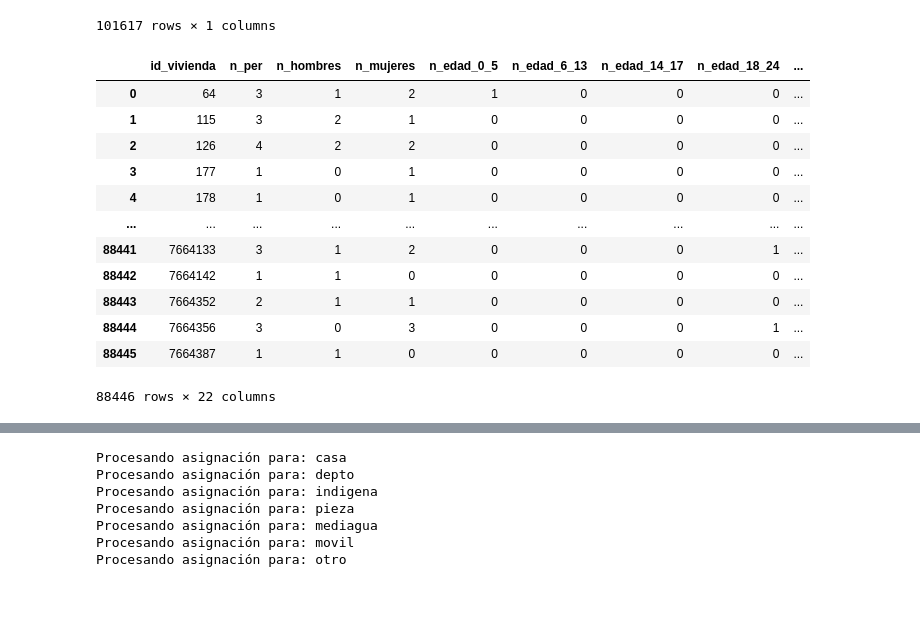
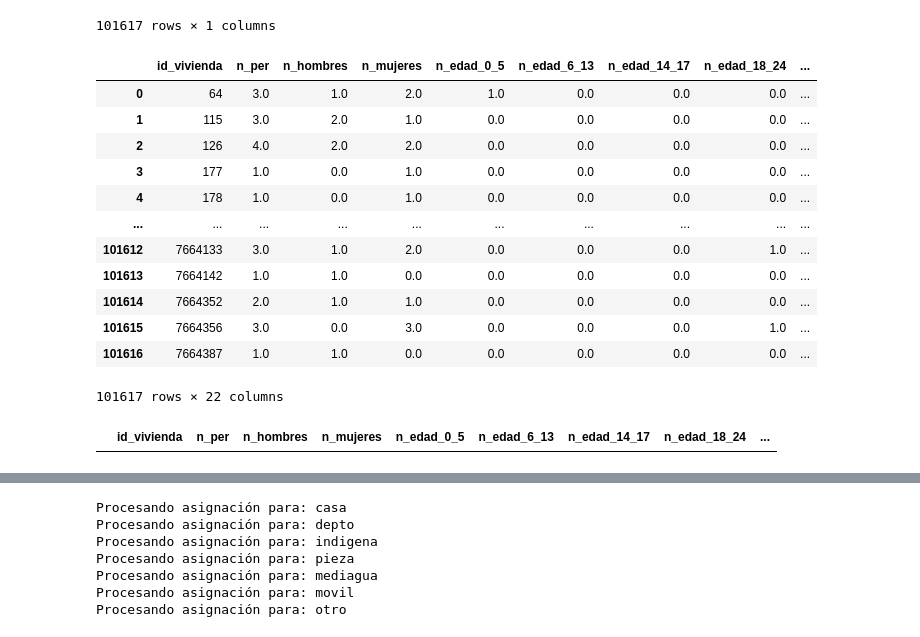
Before and after one commit to zetaso/census-localization, a Jupyter notebook: main.ipynb, the cells around one changed output, grey strips where cells are left out. Cells and saved outputs as stored; diff of their text form; code cells hidden in the pictures; blank space fills up the shorter version.

```diff
--- a/main.ipynb
+++ b/main.ipynb
@@ -77,3 +72,14 @@ viv_df
 | 7664355 | 7664356 | 8 | 81 | 8101 | 2 | 1 | 2 | 1.0 | ... |
 | 7664386 | 7664387 | 8 | 81 | 8101 | 2 | 1 | 2 | 1.0 | ... |
 101617 rows × 25 columns
+# %%
+# asignación de p2_tipo_vivienda a las que tienen NaN
+
+logits = viv_df.p2_tipo_vivienda.value_counts()
+probabilidades = logits / logits.sum()
+
+n_muestras = len(viv_df[viv_df.p2_tipo_vivienda.isna()])
+muestras = np.random.choice(probabilidades.index.tolist(), size=n_muestras, p=probabilidades)
+
+viv_df.loc[viv_df.p2_tipo_vivienda.isna(), "p2_tipo_vivienda"] = muestras
+viv_df
@@ -241,22 +261,17 @@ las manzanas tienen agregada la cantidad de viviendas de los tipos\
 casa, depto, pieza, mediagua, indigena, movil, otro, por lo que las\
 viviendas, con 9 tipos distintos deben mapearse a los mismos, como sigue
 # %%
-# Diccionario estándar de códigos de tipo de vivienda del Censo adaptado a tus 7 categorías
-# (Verifica en tu diccionario de microdatos si hay alguna variación exacta en los códigos numéricos)
 mapeo_tipo_vivienda = {
     1.0: "casa",
-    2.0: "depto",  # (o el código que use depto en tu base)
-    3.0: "depto",  # si el 3 es departamento en tu base
-    4.0: "pieza",  # pieza en conventillo / casa antigua
-    5.0: "mediagua",  # mediagua, rancho o choza
-    6.0: "indigena",  # vivienda tradicional indígena (ruka, pae pae)
-    7.0: "movil",  # vivienda móvil (carpa, casa rodante, barco)
-    8.0: "otro",  # otro tipo de vivienda particular
+    3.0: "depto",
+    5.0: "pieza",
+    6.0: "mediagua",
+    7.0: "indigena",
+    8.0: "movil",
     9.0: "otro",
 }
 
-# Aplicas el mapeo a tu DataFrame de viviendas
-viv_df["tipo_viv"] = viv_df["p2_tipo_vivienda"].map(mapeo_tipo_vivienda)
+viv_df["tipo_viv"] = viv_df["p2_tipo_vivienda"].map(mapeo_tipo_vivienda, na_action="ignore")
 viv_df[["tipo_viv"]]
 # %% [output]
 |  | tipo_viv |
@@ -274,22 +289,31 @@ viv_df[["tipo_viv"]]
 101617 rows × 1 columns
 # %%
 # añadir la columna tipo reducido a houses_df (la que tiene los valores agregados de sus personas)
-houses_df = houses_df.merge(viv_df[["id_vivienda", "tipo_viv"]], "left", on="id_vivienda")
+houses_df = houses_df.merge(viv_df[["id_vivienda", "tipo_viv"]], "right", on="id_vivienda")
 houses_df
 # %% [output]
 |  | id_vivienda | n_per | n_hombres | n_mujeres | n_edad_0_5 | n_edad_6_13 | n_edad_14_17 | n_edad_18_24 | ... |
-| 0 | 64 | 3 | 1 | 2 | 1 | 0 | 0 | 0 | ... |
-| 1 | 115 | 3 | 2 | 1 | 0 | 0 | 0 | 0 | ... |
-| 2 | 126 | 4 | 2 | 2 | 0 | 0 | 0 | 0 | ... |
-| 3 | 177 | 1 | 0 | 1 | 0 | 0 | 0 | 0 | ... |
-| 4 | 178 | 1 | 0 | 1 | 0 | 0 | 0 | 0 | ... |
+| 0 | 64 | 3.0 | 1.0 | 2.0 | 1.0 | 0.0 | 0.0 | 0.0 | ... |
+| 1 | 115 | 3.0 | 2.0 | 1.0 | 0.0 | 0.0 | 0.0 | 0.0 | ... |
+| 2 | 126 | 4.0 | 2.0 | 2.0 | 0.0 | 0.0 | 0.0 | 0.0 | ... |
+| 3 | 177 | 1.0 | 0.0 | 1.0 | 0.0 | 0.0 | 0.0 | 0.0 | ... |
+| 4 | 178 | 1.0 | 0.0 | 1.0 | 0.0 | 0.0 | 0.0 | 0.0 | ... |
 | ... | ... | ... | ... | ... | ... | ... | ... | ... | ... |
-| 88441 | 7664133 | 3 | 1 | 2 | 0 | 0 | 0 | 1 | ... |
-| 88442 | 7664142 | 1 | 1 | 0 | 0 | 0 | 0 | 0 | ... |
-| 88443 | 7664352 | 2 | 1 | 1 | 0 | 0 | 0 | 0 | ... |
-| 88444 | 7664356 | 3 | 0 | 3 | 0 | 0 | 0 | 1 | ... |
-| 88445 | 7664387 | 1 | 1 | 0 | 0 | 0 | 0 | 0 | ... |
+| 101612 | 7664133 | 3.0 | 1.0 | 2.0 | 0.0 | 0.0 | 0.0 | 1.0 | ... |
+| 101613 | 7664142 | 1.0 | 1.0 | 0.0 | 0.0 | 0.0 | 0.0 | 0.0 | ... |
+| 101614 | 7664352 | 2.0 | 1.0 | 1.0 | 0.0 | 0.0 | 0.0 | 0.0 | ... |
+| 101615 | 7664356 | 3.0 | 0.0 | 3.0 | 0.0 | 0.0 | 0.0 | 1.0 | ... |
+| 101616 | 7664387 | 1.0 | 1.0 | 0.0 | 0.0 | 0.0 | 0.0 | 0.0 | ... |
-88446 rows × 22 columns
+101617 rows × 22 columns
+# %%
+empty_houses = houses_df[houses_df.n_per.isna()]
+empty_houses = empty_houses.fillna(0)
+houses_df.loc[empty_houses.index] = empty_houses
+
+# this result should show an empty dataframe
+houses_df[houses_df.n_per.isna()]
+# %% [output]
+|  | id_vivienda | n_per | n_hombres | n_mujeres | n_edad_0_5 | n_edad_6_13 | n_edad_14_17 | n_edad_18_24 | ... |
 # %%
 atributos = att_df["name"].tolist()
 
```
Also changed, not shown: parts of 10 cells of this notebook.
